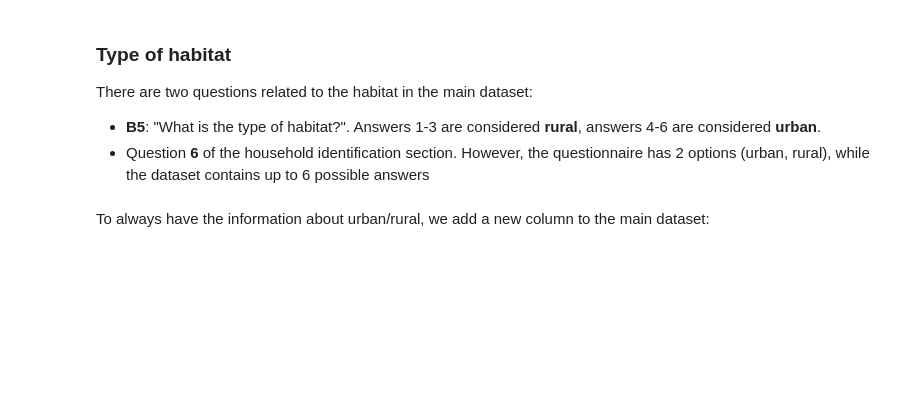
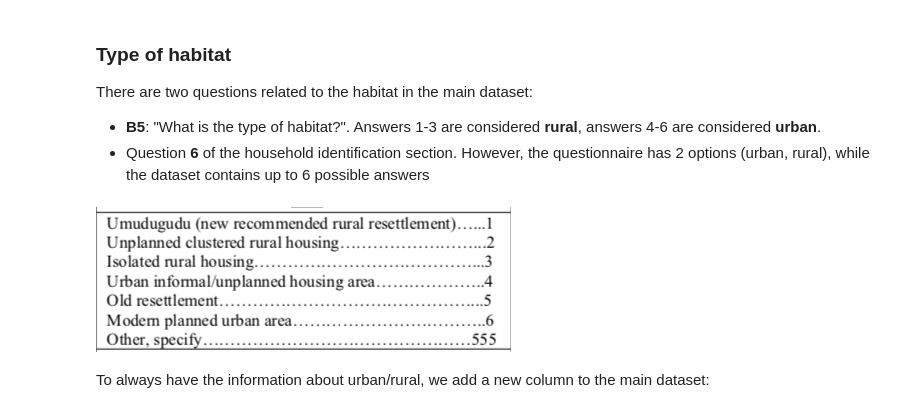
Before and after one commit to alfonsocaiazzo/esmap-mtf-data, a Jupyter notebook: Rwanda/analysis/rwanda.ipynb, the cells around one changed output. Cells and saved outputs as stored; diff of their text form; code cells hidden in the pictures; blank space fills up the shorter version.

Commit message:
add images on the notebook

```diff
--- a/Rwanda/analysis/rwanda.ipynb
+++ b/Rwanda/analysis/rwanda.ipynb
@@ -148,9 +148,10 @@ There are two questions related to the habitat in the main dataset:
 - **B5**: "What is the type of habitat?". Answers 1-3 are considered **rural**, answers 4-6 are considered **urban**.
 - Question **6** of the household identification section. However, the questionnaire has 2 options (urban, rural), while the dataset contains up to 6 possible answers
 # %%
-# TODO please git add the image
 # Here is a screenshot of the questionnaire.
-#Image("../references/rural_urban.png")
+Image("../references/rural_urban.png")
+# %% [output]
+[figure, added]
 # %% [markdown]
 To always have the information about urban/rural, we add a new column to the main dataset:
 # %%
```
Also changed, not shown: parts of 3 cells of this notebook.
